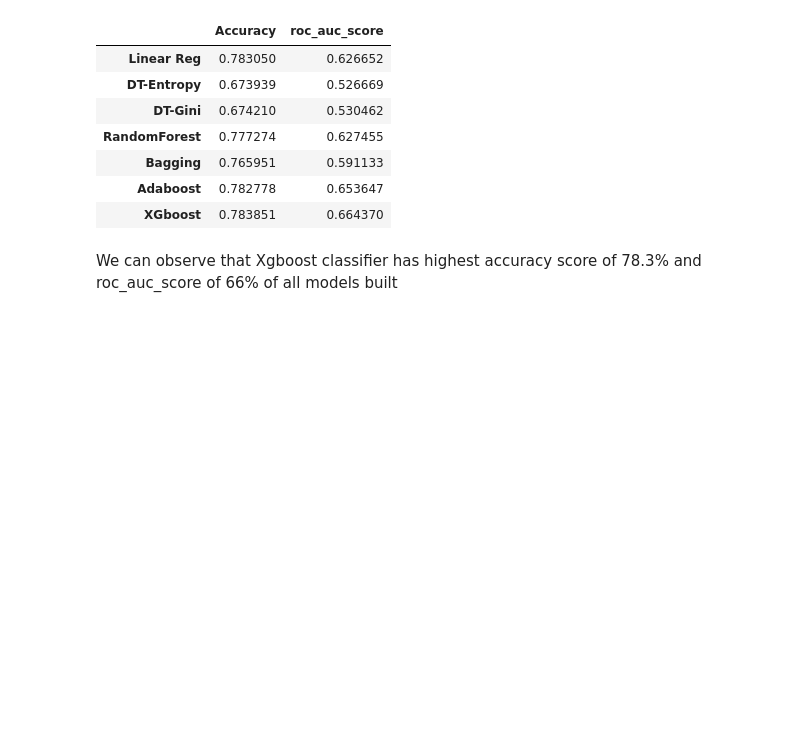
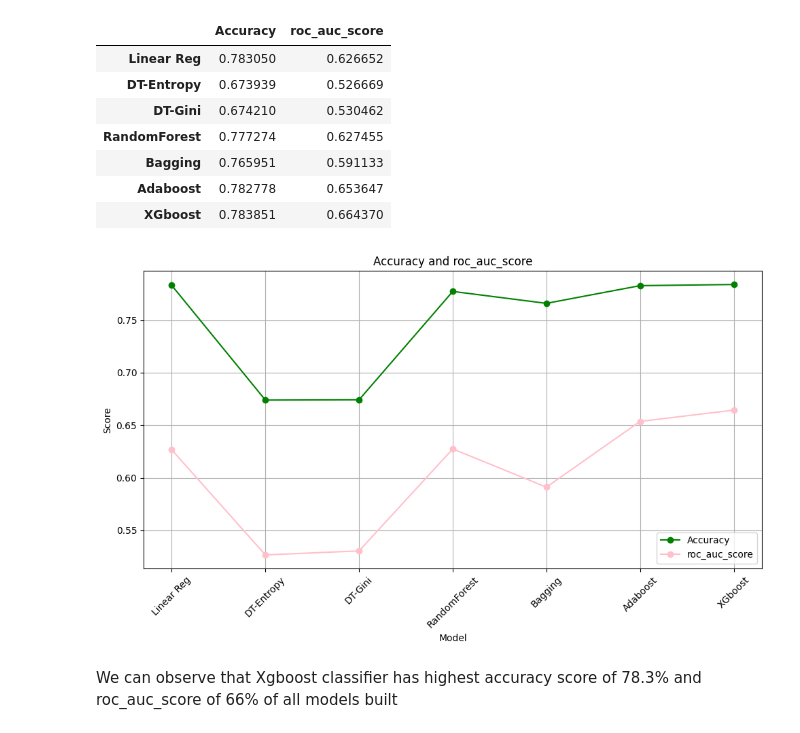
Before and after one commit to TN8203/Vehicle-Loan-Default-Prediction, a Jupyter notebook: modelling.ipynb, the cells around one changed output. Saved outputs shown, nothing was run; the diff lists cells and outputs as text; code cells hidden in the pictures; blank space fills up the shorter version.

Commit message:
update graph

```diff
--- a/modelling.ipynb
+++ b/modelling.ipynb
@@ -301,5 +301,22 @@ pd.DataFrame(results).T
 | Bagging | 0.765951 | 0.591133 |
 | Adaboost | 0.782778 | 0.653647 |
 | XGboost | 0.783851 | 0.664370 |
+# %%
+plt.figure(figsize=(10, 6))
+
+plt.plot(df.index, df['Accuracy'], marker='o', color='green', label='Accuracy')
+
+plt.plot(df.index, df['roc_auc_score'], marker='o', color='pink', label='roc_auc_score')
+
+plt.title('Accuracy and roc_auc_score')
+plt.xlabel('Model')
+plt.ylabel('Score')
+plt.xticks(df.index, ["Linear Reg", "DT-Entropy", "DT-Gini", "RandomForest", "Bagging", "Adaboost", "XGboost"], rotation=45)
+plt.legend()
+plt.grid(True)
+plt.tight_layout()
+plt.show()
+# %% [output]
+[figure, added]
 # %% [markdown]
 We can observe that Xgboost classifier has highest accuracy score of 78.3% and roc_auc_score of 66% of all models built
```
